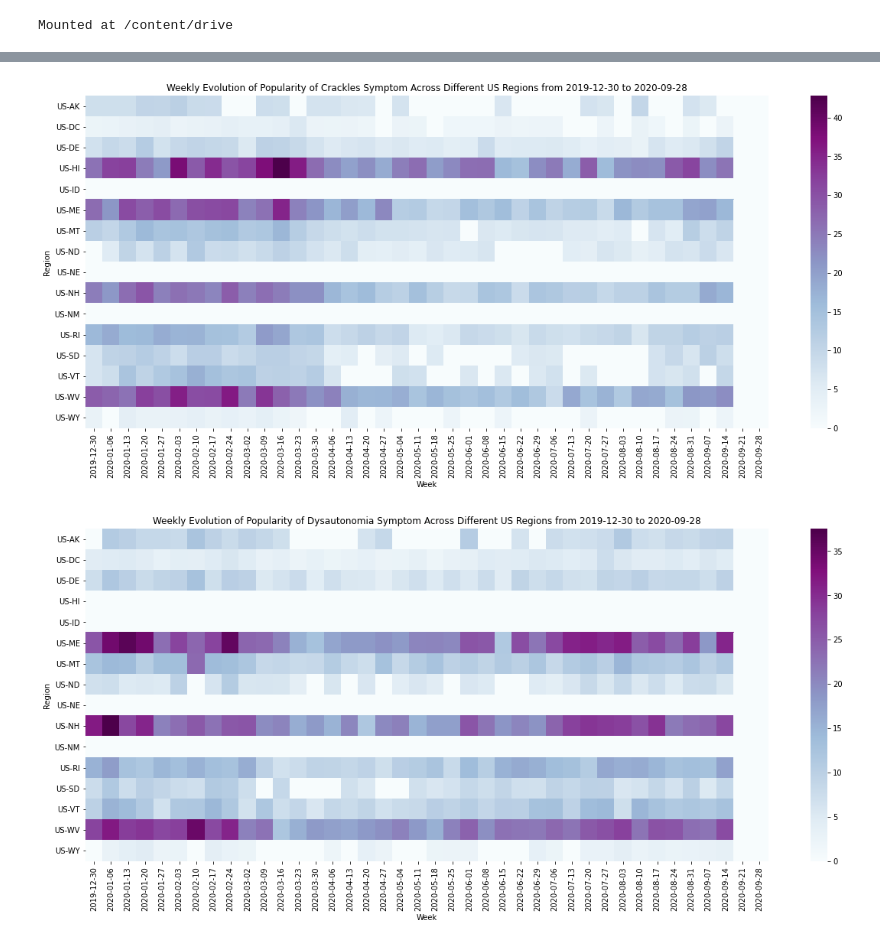
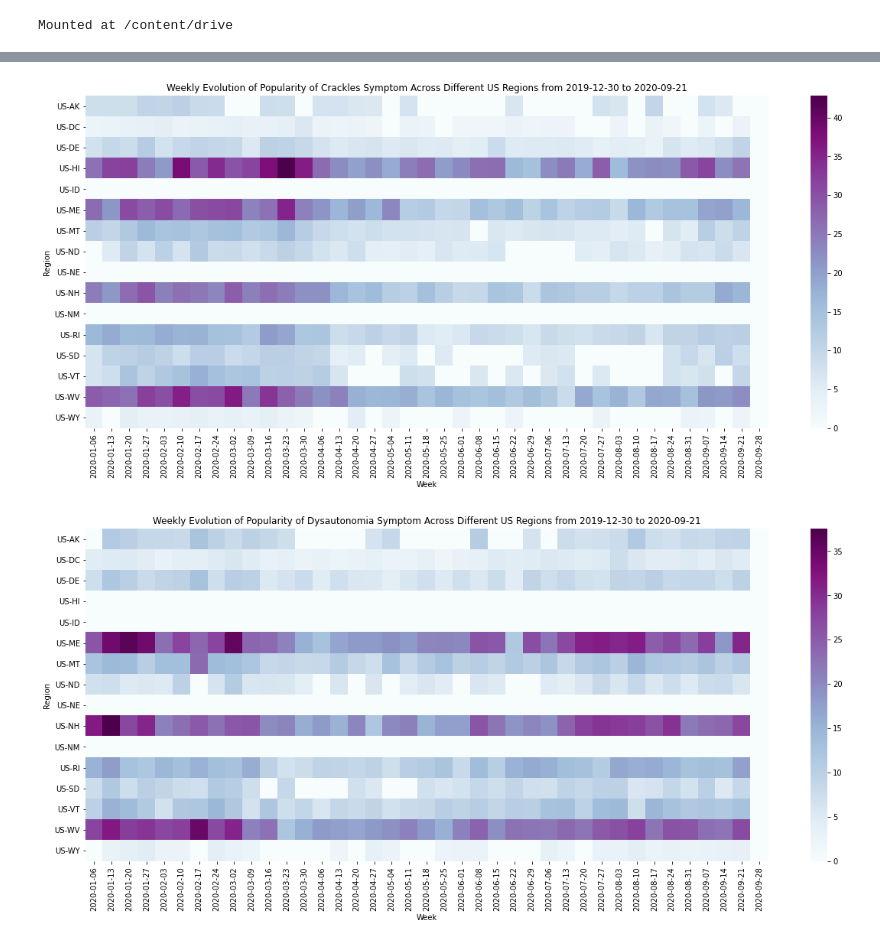
Before and after one commit to julienphillipseng/mla1, a Jupyter notebook: Task_2.ipynb, the cells around one changed output, grey strips where cells are left out. Saved outputs shown, nothing was run; the diff lists cells and outputs as text; code cells hidden in the pictures.

```diff
--- a/Task_2.ipynb
+++ b/Task_2.ipynb
@@ -10,18 +10,18 @@ import seaborn as sns
 from google.colab import drive
 drive.mount('/content/drive', force_remount=True)
 
-path = '/content/drive/My Drive/Colab Notebooks/COMP551_MP1/'
+path = '/content/drive/My Drive/Colab Notebooks/mla1/'
 # %% [output]
 Mounted at /content/drive
 # %%
 %matplotlib inline
 
-df = pd.read_csv(path + 'combined.csv', skiprows=0)
+df = pd.read_csv(path + 'combined2.csv', skiprows=0)
 
 df_top_symptoms = df.copy()
 
 df_top_symptoms.drop(df_top_symptoms.columns[[0, 1, -3, -2, -1]], axis=1, inplace=True)
-df_top_symptoms = df_top_symptoms.loc[:, (df_top_symptoms==0).mean() < .35]
+df_top_symptoms = df_top_symptoms.loc[:, (df_top_symptoms==0).mean() < .331]
 
 top = []
 for (columnName, columnData) in df_top_symptoms.iteritems():
@@ -33,7 +33,7 @@ for i in range(len(top)):
   fig = plt.figure(figsize=(20,8))
   display_heat_map = sns.heatmap(df_plot_symptom, cmap="BuPu")
   display_heat_map.set(xlabel='Week', ylabel='Region')
-  display_heat_map.set_title('Weekly Evolution of Popularity of ' + top[i].split("symptom:",1)[1]  + ' Symptom Across Different US Regions from 2019-12-30 to 2020-09-28')
+  display_heat_map.set_title('Weekly Evolution of Popularity of ' + top[i].split("symptom:",1)[1]  + ' Symptom Across Different US Regions from 2019-12-30 to 2020-09-21')
 
 plt.show()
 # %% [output]
@@ -41,2 +41,2 @@ plt.show()
-[figure, old version]
+[figure, new version]
-[figure, old version]
+[figure, new version]
```
Also changed, not shown: parts of 3 cells of this notebook.
